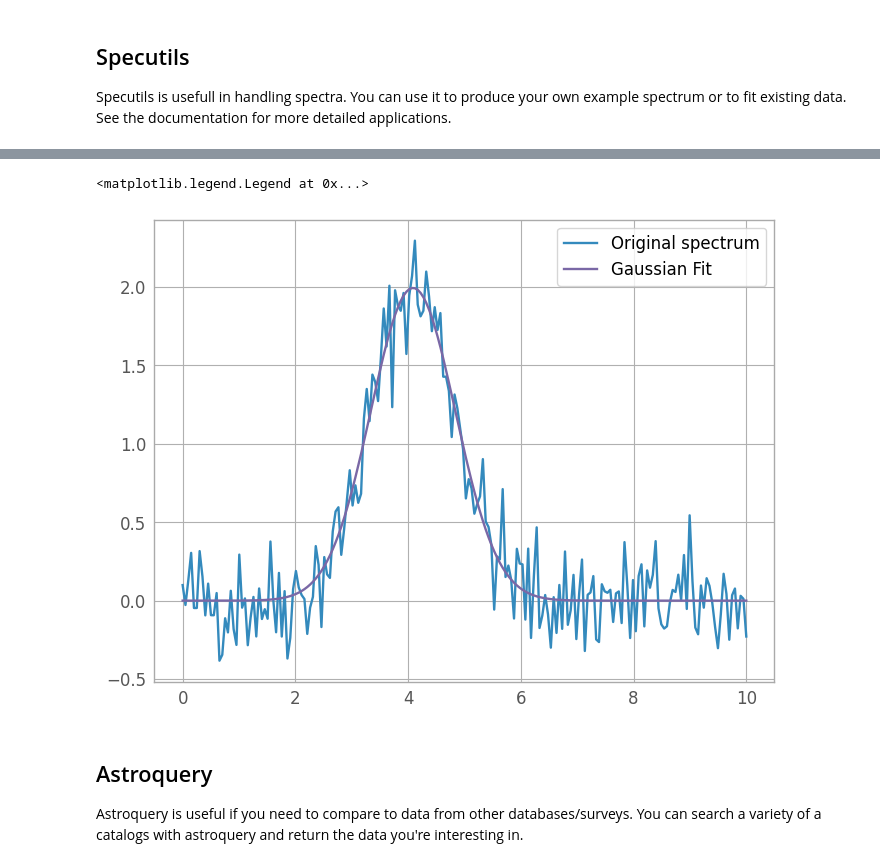
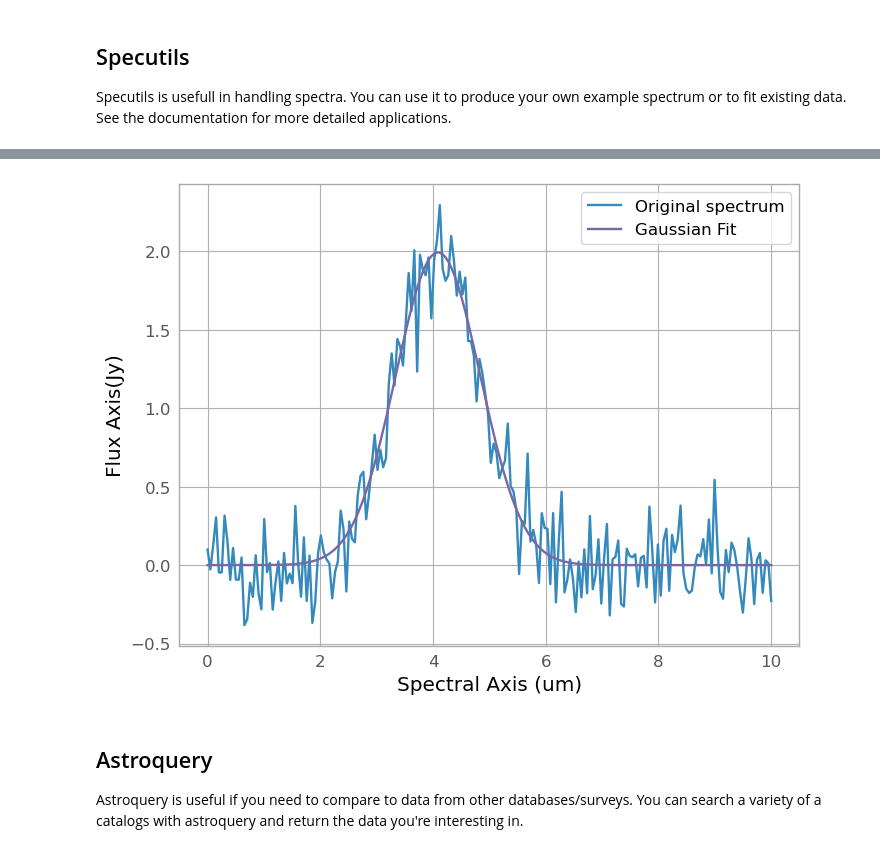
Before and after one commit to BrandonRadzom/pyiu, a Jupyter notebook: workshop/astro-examples/astro_packages.ipynb, the cells around one changed output, grey strips where cells are left out. Drawn from its saved outputs; the diff is of its cells as text; code cells hidden in the pictures.

```diff
--- a/workshop/astro-examples/astro_packages.ipynb
+++ b/workshop/astro-examples/astro_packages.ipynb
@@ -112,29 +150,32 @@ Requirement already satisfied: zipp>=0.5 in /usr/local/lib/python3.10/dist-packa
 # %%
 # Creating a random spectrum!
-np.random.seed(42) #start with a seed, if ran multiple times will generate same random numbers
+np.random.seed(42) # Start with a seed -- if run multiple times this will generate the same random numbers
 x = np.linspace(0, 10, 200)
-y = 2 * np.exp(-0.5 * (x- 4.1)**2 / 0.75**2) + np.random.normal(0., 0.2, x.shape) #make our shape a gaussian and add some random noise
-spectrum = Spectrum1D(flux=y*u.Jy, spectral_axis=x*u.um) #define the spectrum with Spectrum1D
+y = 2 * np.exp(-0.5 * (x - 4.1)**2 / 0.75**2) + np.random.normal(0., 0.2, x.shape) # Make our shape a Gaussian and add some random noise
+spectrum = Spectrum(flux=y*u.Jy, spectral_axis=x*u.um) # Define the spectrum with the Spectrum class
 
-plt.plot(spectrum.spectral_axis, spectrum.flux) #Can call the spectral axis and flux from the spectrum we defined above
+plt.plot(spectrum.spectral_axis, spectrum.flux) # Can call the spectral axis and flux from the spectrum we defined above
 plt.xlabel('Spectral Axis ({})'.format(spectrum.spectral_axis.unit))
 plt.ylabel('Flux Axis({})'.format(spectrum.flux.unit))
 plt.grid(True)
+plt.show()
 # %% [output]
 [figure]
 # %%
-#Fitting a gaussian to the spectrum!
-g_init = models.Gaussian1D(amplitude=2.*u.Jy, mean=4.1*u.um, stddev=0.75*u.um) #Give the model initial guesses
-g_fit = fit_lines(spectrum, g_init) #fit the model to the data
-y_fit = g_fit(x*u.um) #output the expected y values from the fit
+# Fitting a Gaussian to the spectrum!
+g_init = models.Gaussian1D(amplitude=2.*u.Jy, mean=4.1*u.um, stddev=0.75*u.um) # Give the model initial guesses
+g_fit = fit_lines(spectrum, g_init) # Fit the model to the data
+y_fit = g_fit(x*u.um) # Output the expected y values from the fit
 
 plt.plot(x, y, label="Original spectrum")
 plt.plot(x, y_fit, label="Gaussian Fit")
+plt.xlabel('Spectral Axis ({})'.format(spectrum.spectral_axis.unit))
+plt.ylabel('Flux Axis({})'.format(spectrum.flux.unit))
 plt.grid(True)
 plt.legend()
+plt.show()
 # %% [output]
-<matplotlib.legend.Legend at 0x...>
-[figure, old version]
+[figure, new version]
 # %% [markdown]
 ## Astroquery
 
```
Also changed, not shown: parts of 14 cells of this notebook, 1 other file.
